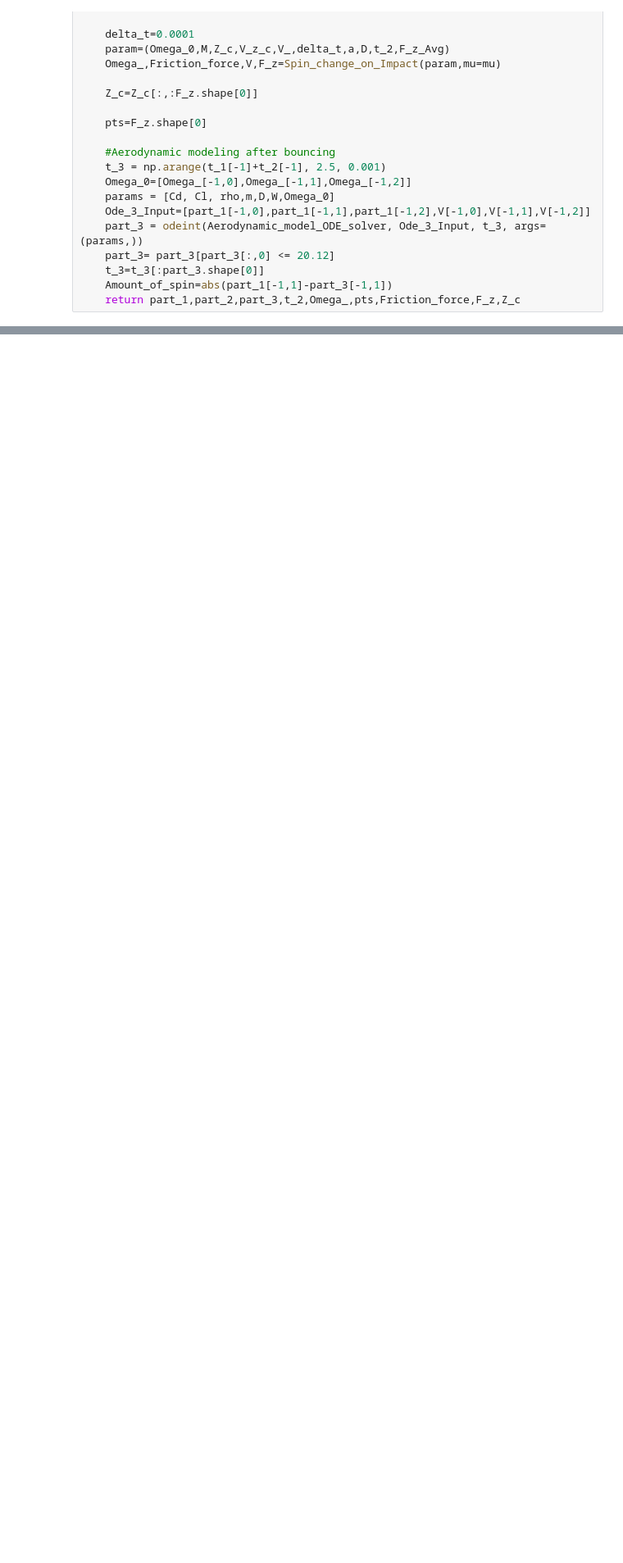
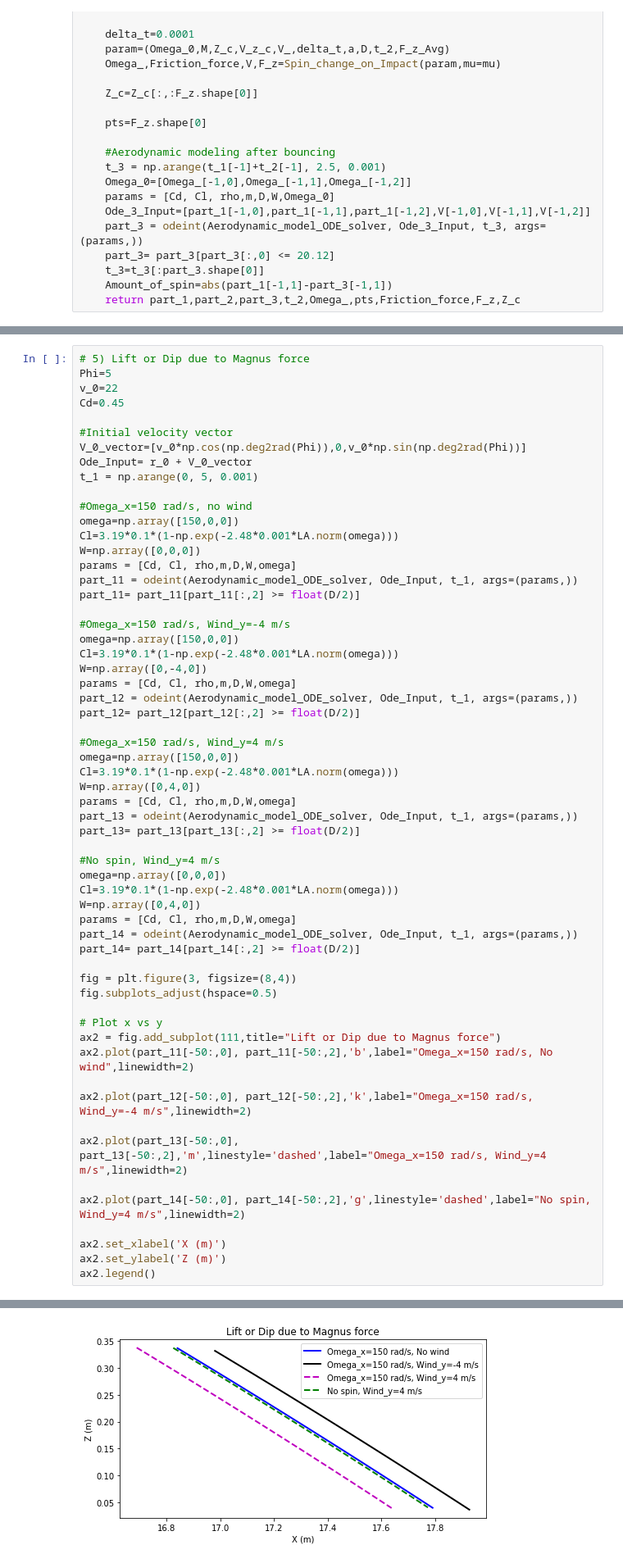
Before and after one commit to SachJbp/Mathematical-Modeling-of-a-spinning-ball-in-cricket, a Jupyter notebook: Math modeling of spinning cricket ball.ipynb, the cells around one changed output, grey strips where cells are left out. Shown: that part at 82% size. Saved outputs shown, nothing was run; the diff lists cells and outputs as text; blank space fills up the shorter version.

```diff
--- a/Math modeling of spinning cricket ball.ipynb
+++ b/Math modeling of spinning cricket ball.ipynb
@@ -363 +358,61 @@ ax2.legend()
 [figure]
+# %%
+# 5) Lift or Dip due to Magnus force
+Phi=5
+v_0=22
+Cd=0.45
+
+#Initial velocity vector
+V_0_vector=[v_0*np.cos(np.deg2rad(Phi)),0,v_0*np.sin(np.deg2rad(Phi))]
+Ode_Input= r_0 + V_0_vector
+t_1 = np.arange(0, 5, 0.001)
+
+#Omega_x=150 rad/s, no wind
+omega=np.array([150,0,0])
+Cl=3.19*0.1*(1-np.exp(-2.48*0.001*LA.norm(omega)))
+W=np.array([0,0,0])
+params = [Cd, Cl, rho,m,D,W,omega]
+part_11 = odeint(Aerodynamic_model_ODE_solver, Ode_Input, t_1, args=(params,))
+part_11= part_11[part_11[:,2] >= float(D/2)]
+
+#Omega_x=150 rad/s, Wind_y=-4 m/s
+omega=np.array([150,0,0])
+Cl=3.19*0.1*(1-np.exp(-2.48*0.001*LA.norm(omega)))
+W=np.array([0,-4,0])
+params = [Cd, Cl, rho,m,D,W,omega]
+part_12 = odeint(Aerodynamic_model_ODE_solver, Ode_Input, t_1, args=(params,))
+part_12= part_12[part_12[:,2] >= float(D/2)]
+
+#Omega_x=150 rad/s, Wind_y=4 m/s
+omega=np.array([150,0,0])
+Cl=3.19*0.1*(1-np.exp(-2.48*0.001*LA.norm(omega)))
+W=np.array([0,4,0])
+params = [Cd, Cl, rho,m,D,W,omega]
+part_13 = odeint(Aerodynamic_model_ODE_solver, Ode_Input, t_1, args=(params,))
+part_13= part_13[part_13[:,2] >= float(D/2)]
+
+#No spin, Wind_y=4 m/s
+omega=np.array([0,0,0])
+Cl=3.19*0.1*(1-np.exp(-2.48*0.001*LA.norm(omega)))
+W=np.array([0,4,0])
+params = [Cd, Cl, rho,m,D,W,omega]
+part_14 = odeint(Aerodynamic_model_ODE_solver, Ode_Input, t_1, args=(params,))
+part_14= part_14[part_14[:,2] >= float(D/2)]
+
+fig = plt.figure(3, figsize=(8,4))
+fig.subplots_adjust(hspace=0.5)
+
+# Plot x vs y
+ax2 = fig.add_subplot(111,title="Lift or Dip due to Magnus force")
+ax2.plot(part_11[-50:,0], part_11[-50:,2],'b',label="Omega_x=150 rad/s, No wind",linewidth=2)
+
+ax2.plot(part_12[-50:,0], part_12[-50:,2],'k',label="Omega_x=150 rad/s, Wind_y=-4 m/s",linewidth=2)
+
+ax2.plot(part_13[-50:,0], part_13[-50:,2],'m',linestyle='dashed',label="Omega_x=150 rad/s, Wind_y=4 m/s",linewidth=2)
+
+ax2.plot(part_14[-50:,0], part_14[-50:,2],'g',linestyle='dashed',label="No spin, Wind_y=4 m/s",linewidth=2)
+
+ax2.set_xlabel('X (m)')
+ax2.set_ylabel('Z (m)')
+ax2.legend()
+# %% [output]
@@ -364 +420,2 @@ ax2.legend()
+[figure, added]
 # %%
```
Also changed, not shown: parts of 9 cells of this notebook, 1 other file.
